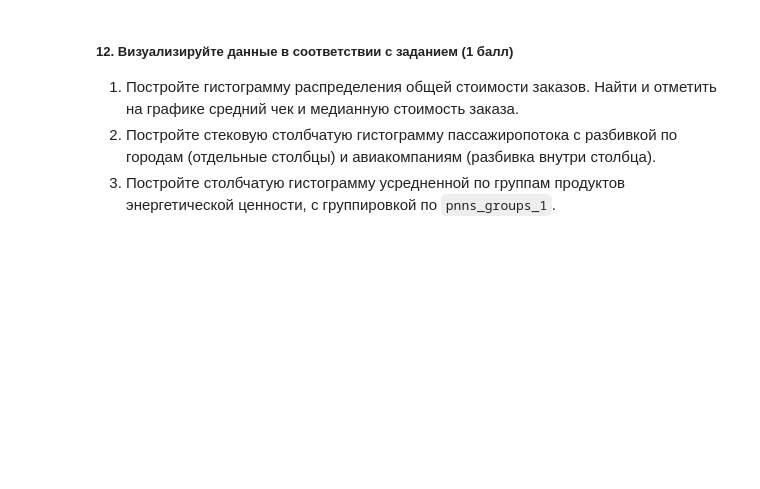
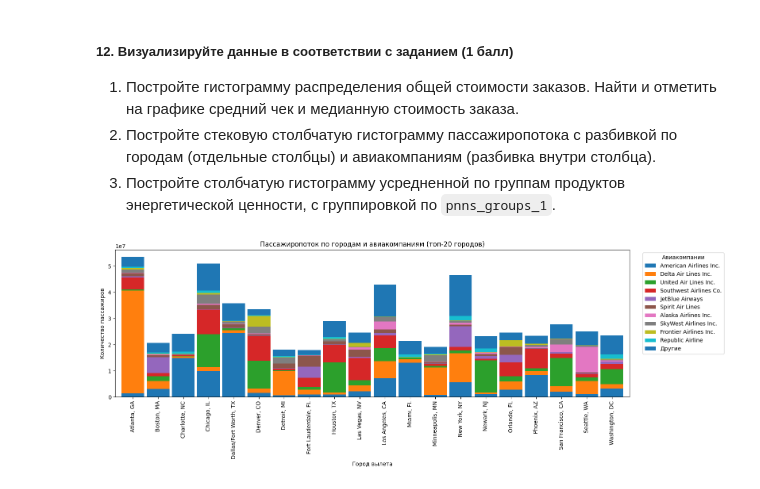
Before and after one commit to AnufriyevAn/mlb-task1, a Jupyter notebook: pandas_assignment.ipynb, the cells around one changed output. Saved outputs shown, nothing was run; the diff lists cells and outputs as text; code cells hidden in the pictures; blank space fills up the shorter version.

```diff
--- a/pandas_assignment.ipynb
+++ b/pandas_assignment.ipynb
@@ -219,6 +216,20 @@ print(answer3)
 2. Какое максимальное количество пассажиров одна авиакомпания смогла перевезти из США в другие страны за все время?
 3. Какова энергетическая ценность в кДж продукта из России (`countries_en`) имеющего максимальное содержание холестерина?
 # %%
-answer4 = ... # Place your code here instead of '...'
 
-print(answer4)
+import pandas as pd
+from pathlib import Path
+
+if 'df' not in globals():
+    path = Path('aircarrier_market_us_2019.csv')
+    df = pd.read_csv(path)
+    df.columns = df.columns.str.lower()
+
+
+mask = (df['origin_country'].eq('US') & df['dest_country'].ne('US'))
+by_carrier = df.loc[mask].groupby('unique_carrier_name')['passengers'].sum()
+
+answer4 = int(by_carrier.max())
+best_carrier = by_carrier.idxmax()
+
+print(f"Максимальное число пассажиров: {answer4:,} (перевозчик: {best_carrier})")
@@ -276,0 +379,48 @@ print(answer8)
+# %%
+import pandas as pd
+import matplotlib.pyplot as plt
+
+need_cols = {'origin_city_name', 'unique_carrier_name', 'passengers'}
+if need_cols.issubset(df.columns):
+    # топ-20 городов по общему пассажиропотоку
+    top_cities = (
+        df.groupby('origin_city_name')['passengers']
+          .sum()
+          .nlargest(20)
+          .index
+    )
+    sub = df[df['origin_city_name'].isin(top_cities)].copy()
+
+    # приводим числа
+    sub['passengers'] = pd.to_numeric(sub['passengers'], errors='coerce').fillna(0)
+
+    # сгруппируем по (город, перевозчик)
+    wide = (
+        sub.groupby(['origin_city_name','unique_carrier_name'])['passengers']
+           .sum()
+           .unstack(fill_value=0)
+    )
+
+    # сузим легенду до топ-10 перевозчиков
+    top_carriers = wide.sum(axis=0).nlargest(10).index
+    wide_small = pd.concat(
+        [wide[top_carriers], wide.drop(columns=top_carriers).sum(axis=1).rename('Другие')],
+        axis=1
+    )
+
+    ax = wide_small.sort_index().plot(
+        kind='bar',
+        stacked=True,
+        figsize=(16,6),
+        width=0.9
+    )
+    ax.set_title('Пассажиропоток по городам и авиакомпаниям (топ-20 городов)')
+    ax.set_xlabel('Город вылета')
+    ax.set_ylabel('Количество пассажиров')
+    ax.legend(title='Авиакомпании', bbox_to_anchor=(1.02, 1), loc='upper left')
+    plt.tight_layout()
+    plt.show()
+else:
+    print('График 12.2 пропущен: нет колонок Air Carrier (origin_city_name, unique_carrier_name, passengers).')
+# %% [output]
+[figure, added]
```
Also changed, not shown: parts of 9 cells of this notebook.
